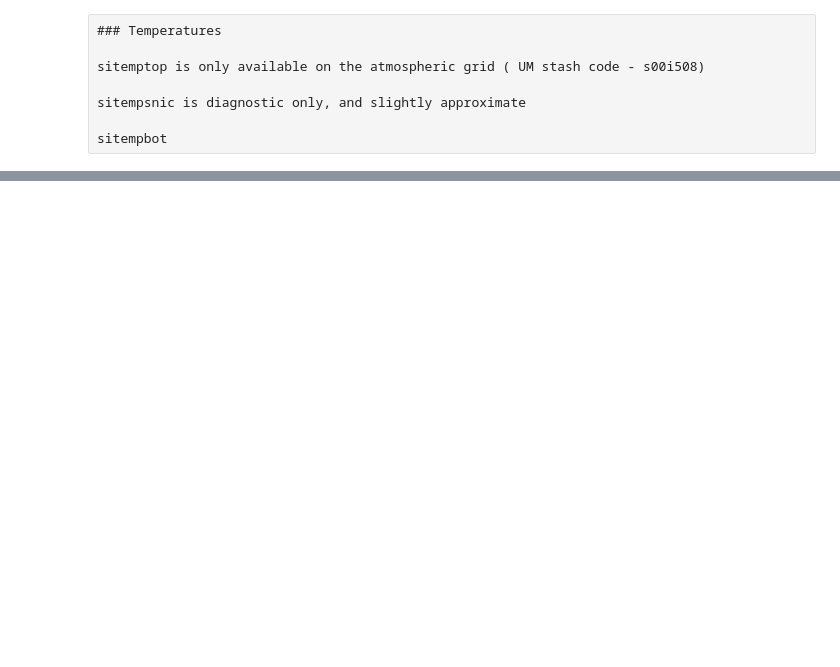
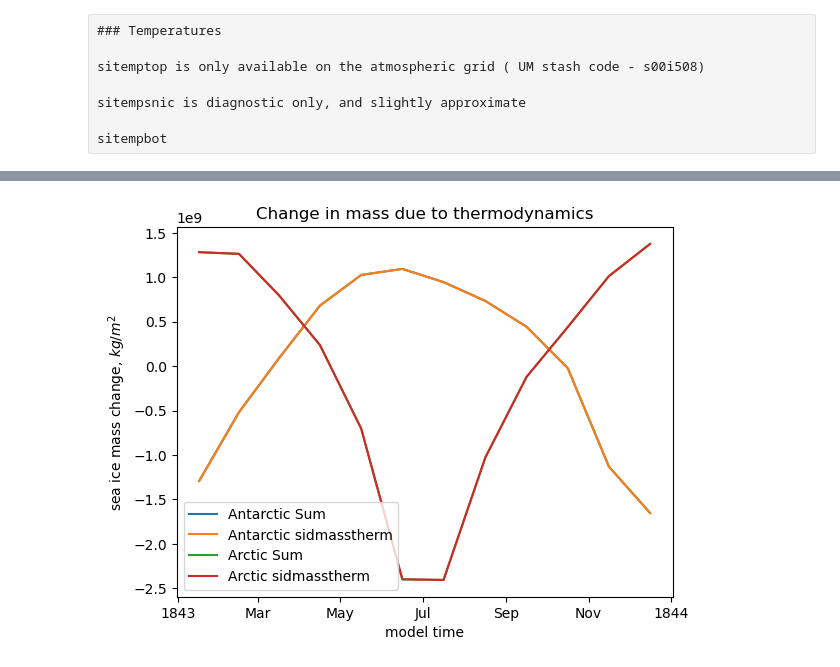
Before and after one commit to ACCESS-NRI/access-esm1.6-configs, a Jupyter notebook: documentation/docs/pages/diagnostics/sea_ice.ipynb, the cells around one changed output, grey strips where cells are left out. Drawn from its saved outputs; the diff is of its cells as text; code cells hidden in the pictures; blank space fills up the shorter version.

```diff
--- a/documentation/docs/pages/diagnostics/sea_ice.ipynb
+++ b/documentation/docs/pages/diagnostics/sea_ice.ipynb
@@ -210,0 +225,18 @@ sivols		sea_ice_volume	Sea-Ice Volume South
+# %%
+for hemi in [sh,nh]:
+    ((   monthly_ds.sidmassgrowthwat
+     + monthly_ds.sidmassgrowthbot
+     + monthly_ds.sidmassgrowthsi
+     + monthly_ds.sidmassevapsubl
+     - monthly_ds.sidmassmelttop
+     - monthly_ds.sidmassmeltbot
+     - monthly_ds.sidmassmeltlat
+    )*monthly_ds.tarea).isel(nj=hemi['slice']).sum(['ni','nj']).plot(label = hemi['title']+' Sum')
+    (monthly_ds.sidmassth*monthly_ds.tarea).isel(nj=hemi['slice']).sum(['ni','nj']).plot(label = hemi['title']+' sidmasstherm')
+
+plt.title('Change in mass due to thermodynamics')
+plt.ylabel('sea ice mass change, $kg/m^2$')
+plt.legend()
+plt.show()
+# %% [output]
+[figure, added]
```
Also changed, not shown: parts of 19 cells of this notebook, 2 other files.
